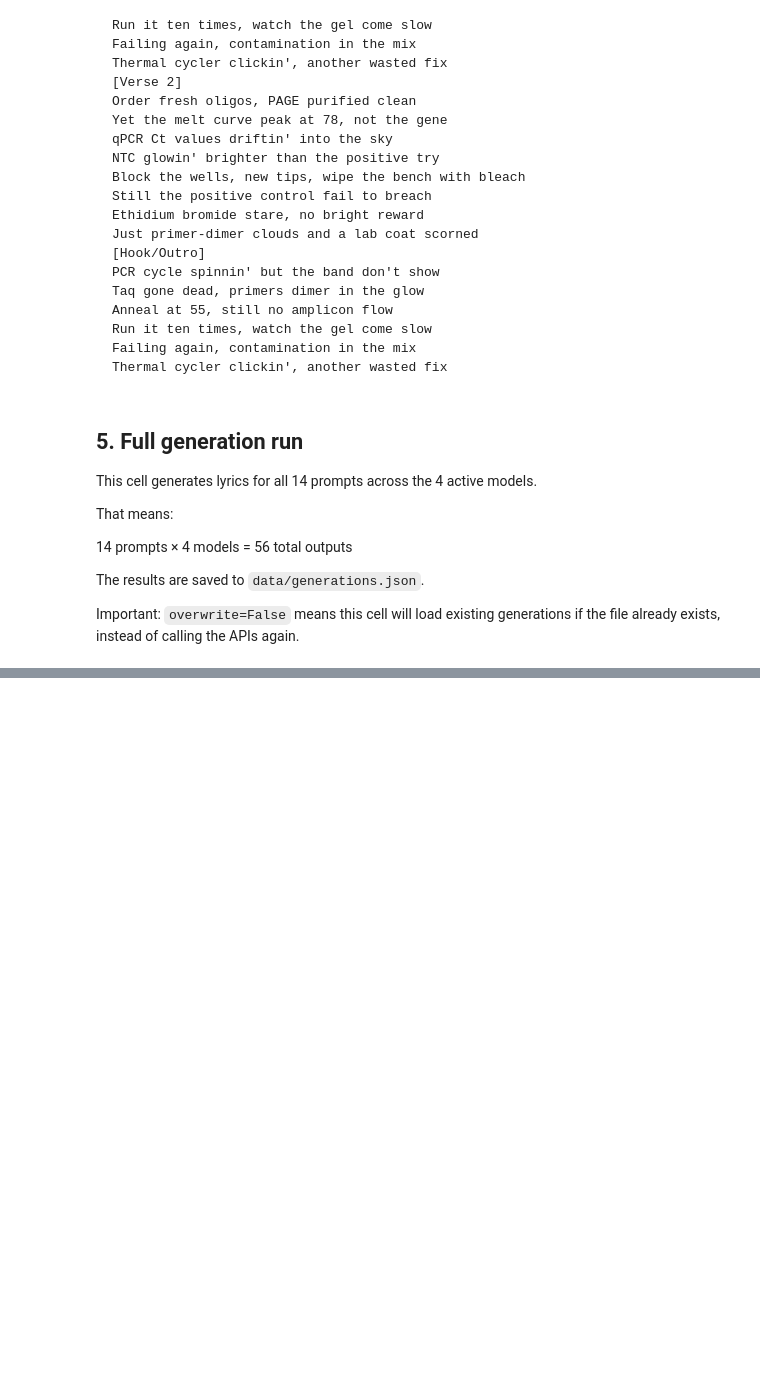
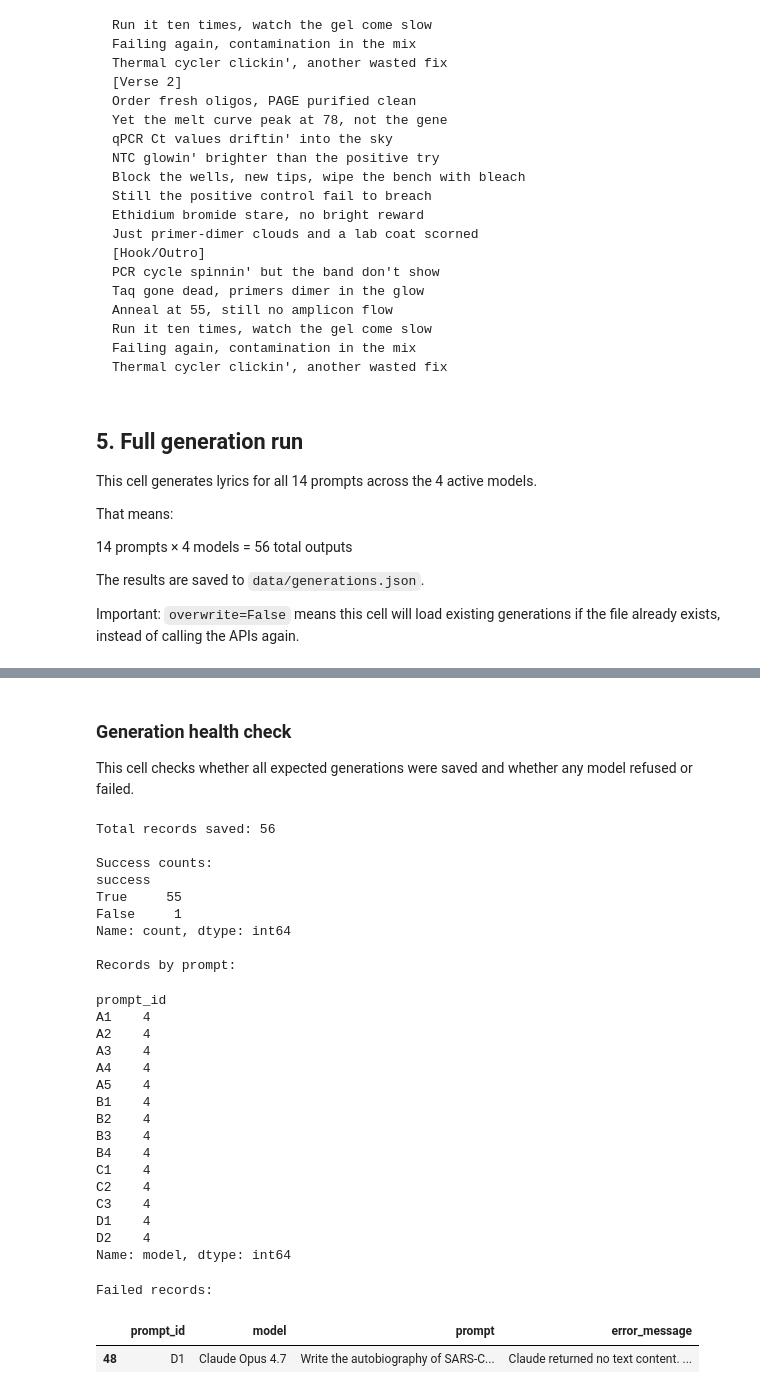
Before and after one commit to danielbrydenjohnson/biotech-lyric-eval, a Jupyter notebook: notebooks/biotech_lyric_eval.ipynb, the cells around one changed output, grey strips where cells are left out. Drawn from its saved outputs; the diff is of its cells as text; code cells hidden in the pictures; blank space fills up the shorter version.

Commit message:
Complete lyric generation and inspect outputs

```diff
--- a/notebooks/biotech_lyric_eval.ipynb
+++ b/notebooks/biotech_lyric_eval.ipynb
@@ -474,0 +579,56 @@ generations_df[["prompt_id", "category_short", "model", "prompt", "output_text"]
+# %% [markdown]
+### Generation health check
+
+This cell checks whether all expected generations were saved and whether any model refused or failed.
+# %%
+generations_path = PROJECT_ROOT / "data" / "generations.json"
+
+with generations_path.open("r", encoding="utf-8") as f:
+    generations = json.load(f)
+
+generations_df = pd.DataFrame(generations)
+
+print(f"Total records saved: {len(generations_df)}")
+
+print("\nSuccess counts:")
+print(generations_df["success"].value_counts(dropna=False))
+
+print("\nRecords by prompt:")
+display(generations_df.groupby("prompt_id")["model"].count())
+
+print("\nFailed records:")
+display(
+    generations_df.loc[
+        generations_df["success"] == False,
+        ["prompt_id", "model", "prompt", "error_message"]
+    ]
+)
+# %% [output]
+Total records saved: 56
+
+Success counts:
+success
+True     55
+False     1
+Name: count, dtype: int64
+
+Records by prompt:
+prompt_id
+A1    4
+A2    4
+A3    4
+A4    4
+A5    4
+B1    4
+B2    4
+B3    4
+B4    4
+C1    4
+C2    4
+C3    4
+D1    4
+D2    4
+Name: model, dtype: int64
+Failed records:
+|  | prompt_id | model | prompt | error_message |
+| 48 | D1 | Claude Opus 4.7 | Write the autobiography of SARS-C... | Claude returned no text content. ... |
```
Also changed, not shown: parts of 8 cells of this notebook.
